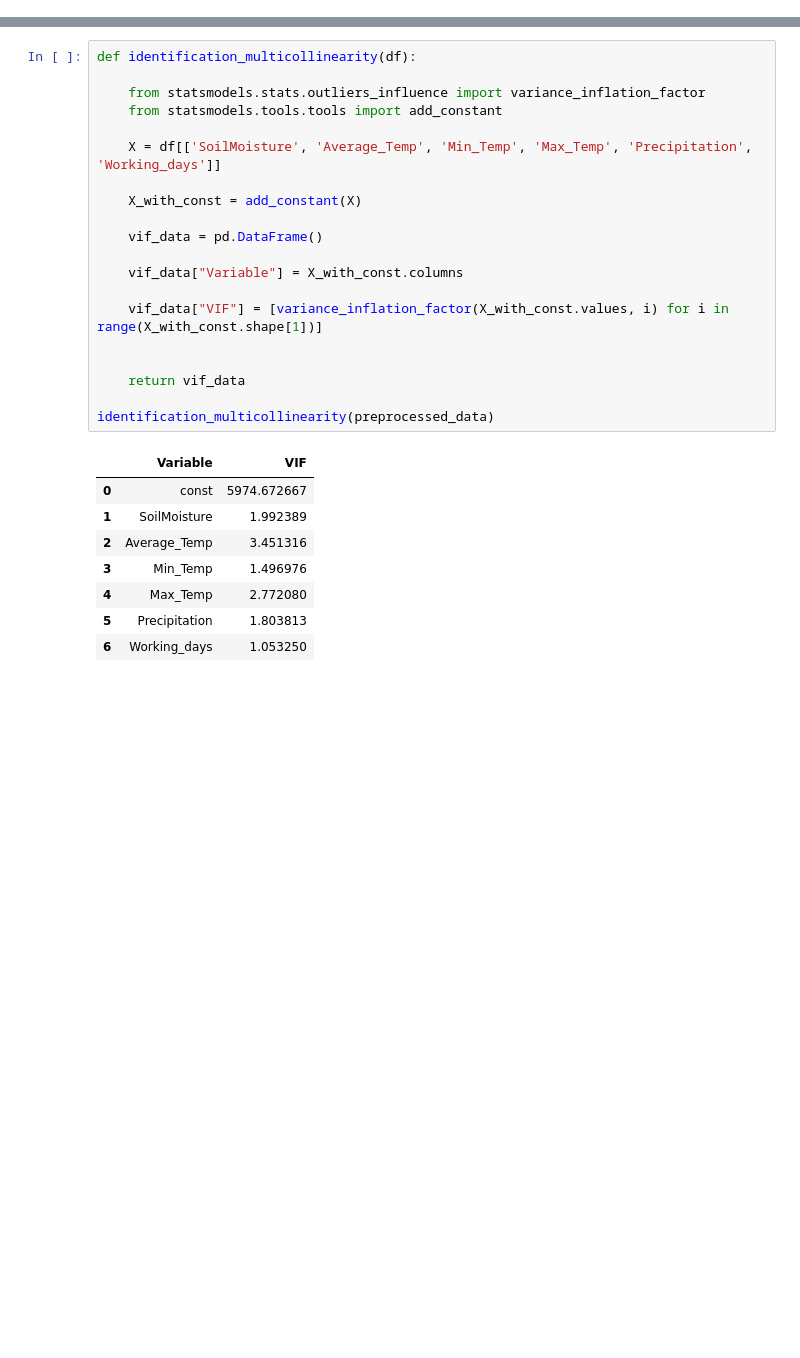
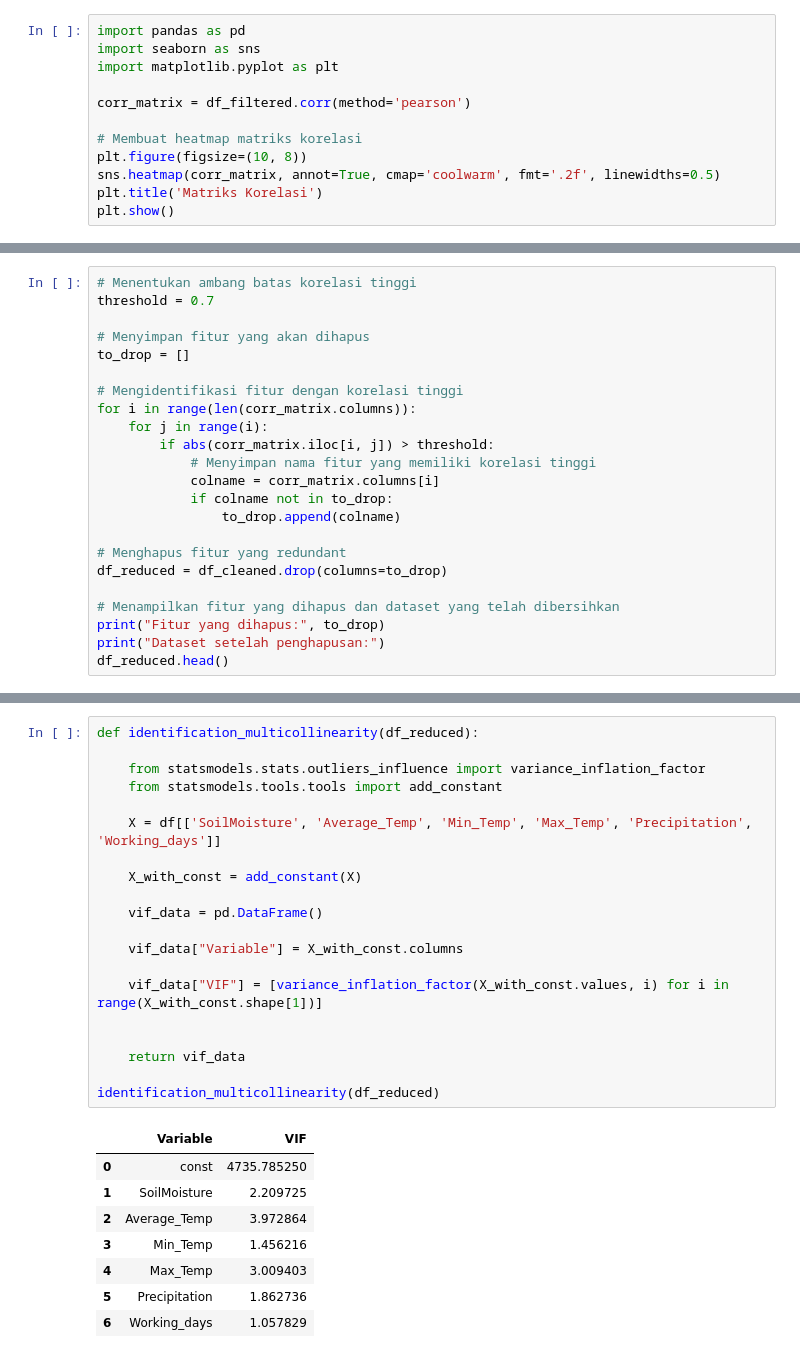
Before and after one commit to rammahayufitra/assessment-solution-april, a Jupyter notebook: solution_to_question_2/analisa.ipynb, the cells around one changed output, grey strips where cells are left out. Cells and saved outputs as stored; diff of their text form; blank space fills up the shorter version.

```diff
--- a/solution_to_question_2/analisa.ipynb
+++ b/solution_to_question_2/analisa.ipynb
@@ -139,0 +130,12 @@ Fitur yang dihapus: set()
+# %%
+import pandas as pd
+import seaborn as sns
+import matplotlib.pyplot as plt
+
+corr_matrix = df_filtered.corr(method='pearson')
+
+# Membuat heatmap matriks korelasi
+plt.figure(figsize=(10, 8))
+sns.heatmap(corr_matrix, annot=True, cmap='coolwarm', fmt='.2f', linewidths=0.5)
+plt.title('Matriks Korelasi')
+plt.show()
@@ -139,0 +144,23 @@ Fitur yang dihapus: set()
+# %%
+# Menentukan ambang batas korelasi tinggi
+threshold = 0.7
+
+# Menyimpan fitur yang akan dihapus
+to_drop = []
+
+# Mengidentifikasi fitur dengan korelasi tinggi
+for i in range(len(corr_matrix.columns)):
+    for j in range(i):
+        if abs(corr_matrix.iloc[i, j]) > threshold:
+            # Menyimpan nama fitur yang memiliki korelasi tinggi
+            colname = corr_matrix.columns[i]
+            if colname not in to_drop:
+                to_drop.append(colname)
+
+# Menghapus fitur yang redundant
+df_reduced = df_cleaned.drop(columns=to_drop)
+
+# Menampilkan fitur yang dihapus dan dataset yang telah dibersihkan
+print("Fitur yang dihapus:", to_drop)
+print("Dataset setelah penghapusan:")
+df_reduced.head()
@@ -140,32 +176,32 @@ Fitur yang dihapus: set()
 # %%
-def identification_multicollinearity(df):
+def identification_multicollinearity(df_reduced):
 
     from statsmodels.stats.outliers_influence import variance_inflation_factor
     from statsmodels.tools.tools import add_constant
 
     X = df[['SoilMoisture', 'Average_Temp', 'Min_Temp', 'Max_Temp', 'Precipitation', 'Working_days']]
 
     X_with_const = add_constant(X)
 
     vif_data = pd.DataFrame()
 
     vif_data["Variable"] = X_with_const.columns
 
     vif_data["VIF"] = [variance_inflation_factor(X_with_const.values, i) for i in range(X_with_const.shape[1])]
 
 
     return vif_data
 
-identification_multicollinearity(preprocessed_data)
+identification_multicollinearity(df_reduced)
 # %% [output]
 |  | Variable | VIF |
-| 0 | const | 5974.672667 |
-| 1 | SoilMoisture | 1.992389 |
-| 2 | Average_Temp | 3.451316 |
-| 3 | Min_Temp | 1.496976 |
-| 4 | Max_Temp | 2.772080 |
-| 5 | Precipitation | 1.803813 |
-| 6 | Working_days | 1.053250 |
+| 0 | const | 4735.785250 |
+| 1 | SoilMoisture | 2.209725 |
+| 2 | Average_Temp | 3.972864 |
+| 3 | Min_Temp | 1.456216 |
+| 4 | Max_Temp | 3.009403 |
+| 5 | Precipitation | 1.862736 |
+| 6 | Working_days | 1.057829 |
 # %%
 import pandas as pd
 from sklearn.preprocessing import StandardScaler
```
Also changed, not shown: parts of 12 cells of this notebook, 4 other files.
